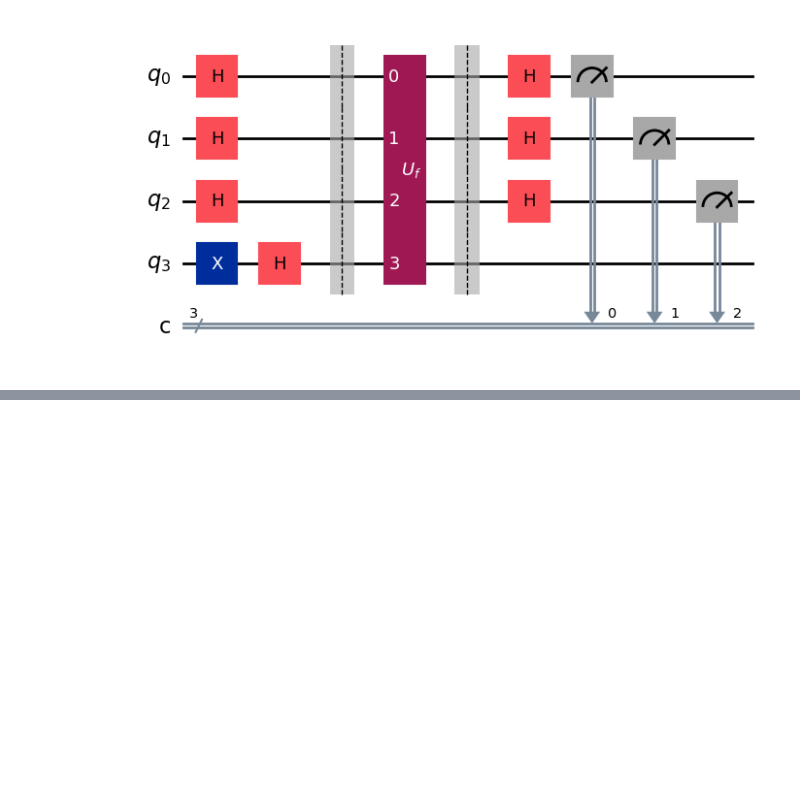
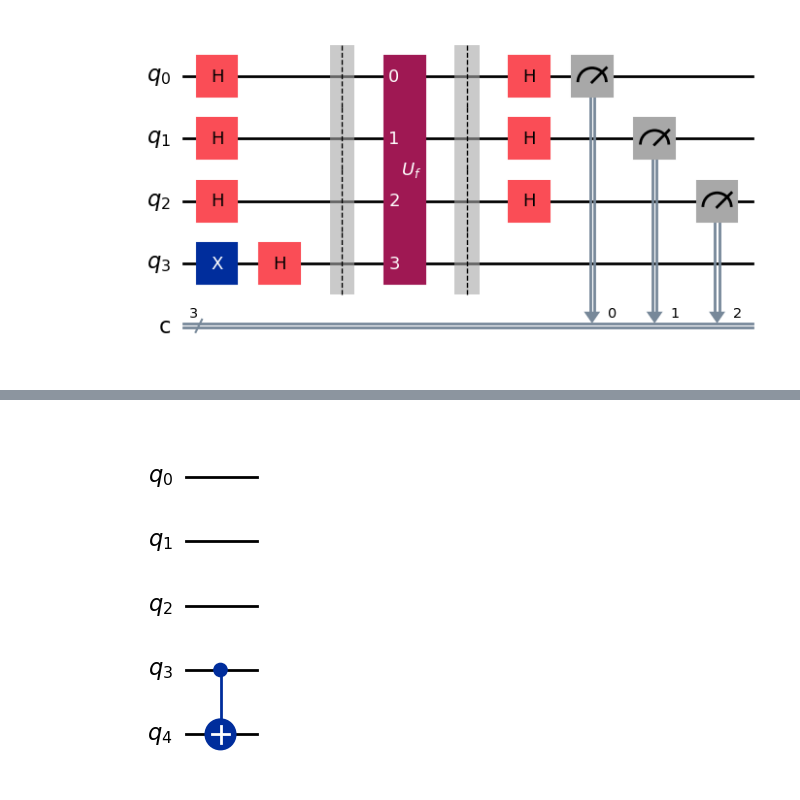
Before and after one commit to Seolwon64/QUANTUM_LABORATORY, a Jupyter notebook: COMPUTER SCIENCE/DEUTSCH-JOZSA ALGORITHM.ipynb, the cells around one changed output, grey strips where cells are left out. Cells and saved outputs as stored; diff of their text form; code cells hidden in the pictures; blank space fills up the shorter version.

Commit message:
The Bernstein - Vazirani problem
The Bernstein - Vazirani problem

```diff
--- a/COMPUTER SCIENCE/DEUTSCH-JOZSA ALGORITHM.ipynb
+++ b/COMPUTER SCIENCE/DEUTSCH-JOZSA ALGORITHM.ipynb
@@ -305,0 +308,18 @@ constant
+# %%
+# Step 1: Map the problem
+
+
+def bv_function(s):
+    """
+    Create a Bernstein-Vazirani function from a string of 1s and 0s.
+    """
+    qc = QuantumCircuit(len(s) + 1)
+    for index, bit in enumerate(reversed(s)):
+        if bit == "1":
+            qc.cx(index, len(s))
+    return qc
+
+
+display(bv_function("1000").draw("mpl"))
+# %% [output]
+[figure, added]
```
Also changed, not shown: parts of 9 cells of this notebook.
